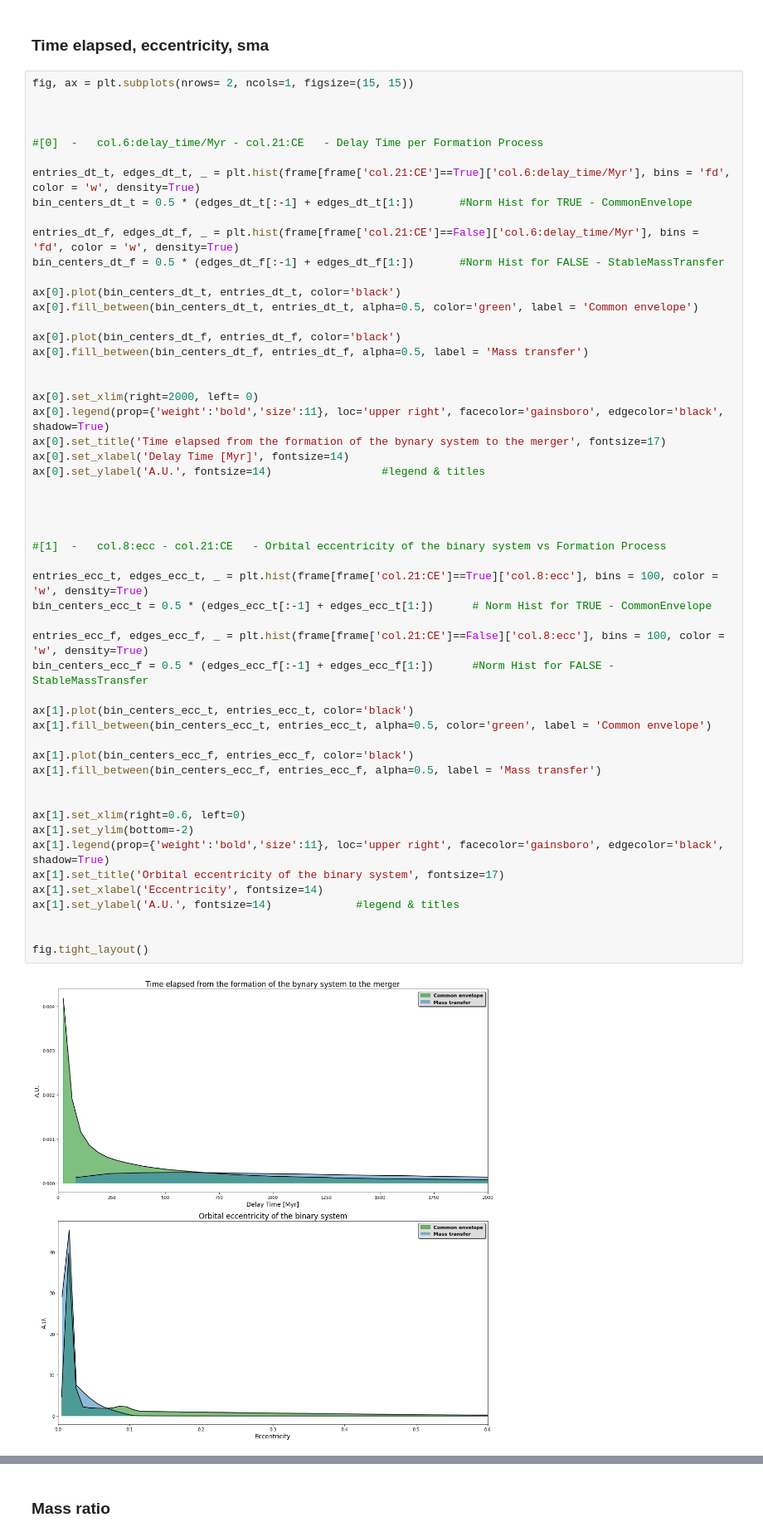
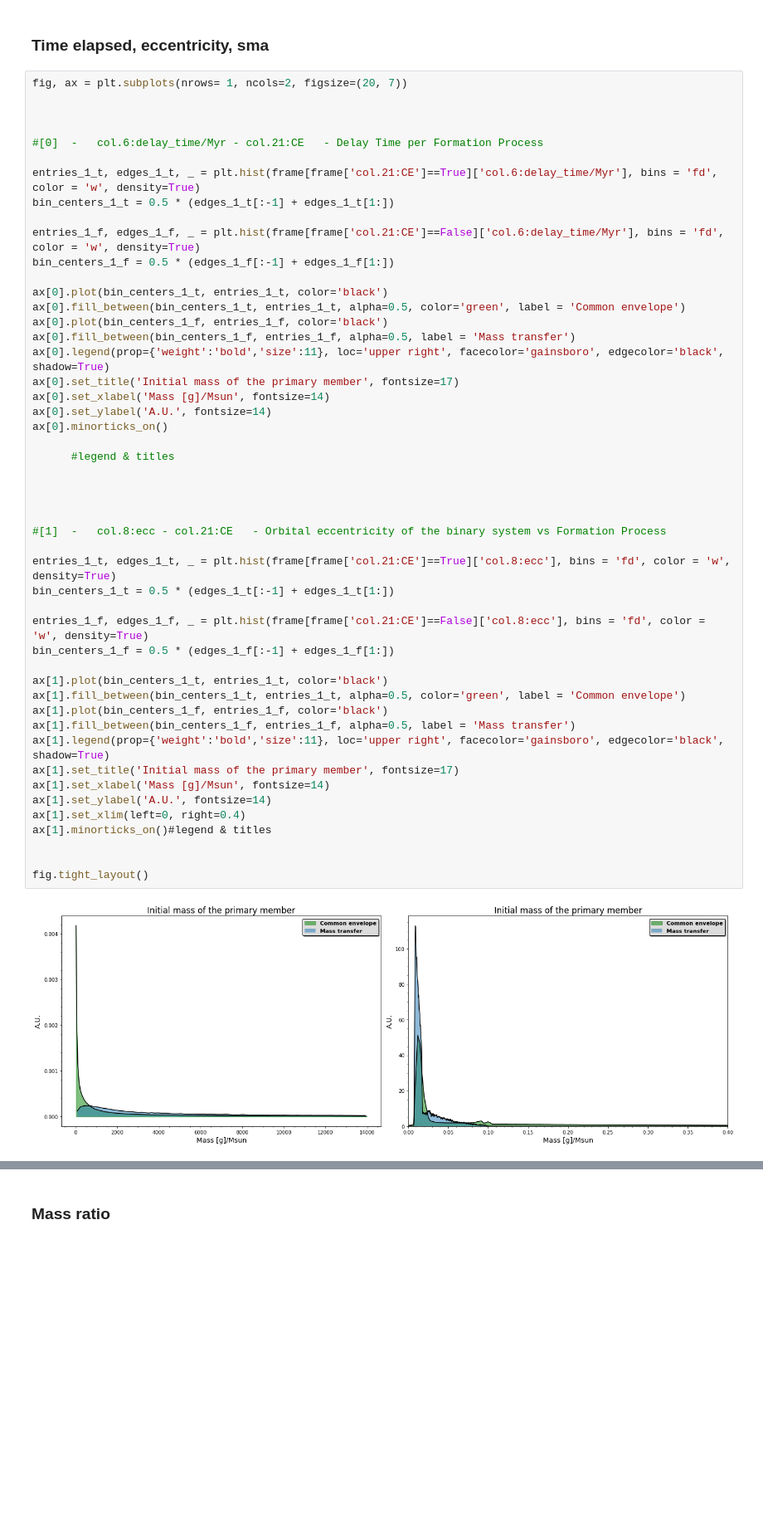
Before and after one commit to PaoloZinesi/TheFormationOfBinaryBlackHoles, a Jupyter notebook: LCP_projects_Y4-Group9/Project.ipynb, the cells around one changed output, grey strips where cells are left out. Shown at 83% size. Drawn from its saved outputs; the diff is of its cells as text; blank space fills up the shorter version.

```diff
--- a/LCP_projects_Y4-Group9/Project.ipynb
+++ b/LCP_projects_Y4-Group9/Project.ipynb
@@ -798,60 +802,56 @@ For both observables in fact there are not specific regions of values carachteri
 # %% [markdown]
 ### Time elapsed, eccentricity, sma
 # %%
-fig, ax = plt.subplots(nrows= 2, ncols=1, figsize=(15, 15))
+fig, ax = plt.subplots(nrows= 1, ncols=2, figsize=(20, 7))
 
 
 
 #[0]  -   col.6:delay_time/Myr - col.21:CE   - Delay Time per Formation Process
 
-entries_dt_t, edges_dt_t, _ = plt.hist(frame[frame['col.21:CE']==True]['col.6:delay_time/Myr'], bins = 'fd', color = 'w', density=True)
-bin_centers_dt_t = 0.5 * (edges_dt_t[:-1] + edges_dt_t[1:])       #Norm Hist for TRUE - CommonEnvelope
+entries_1_t, edges_1_t, _ = plt.hist(frame[frame['col.21:CE']==True]['col.6:delay_time/Myr'], bins = 'fd', color = 'w', density=True)
+bin_centers_1_t = 0.5 * (edges_1_t[:-1] + edges_1_t[1:])
 
-entries_dt_f, edges_dt_f, _ = plt.hist(frame[frame['col.21:CE']==False]['col.6:delay_time/Myr'], bins = 'fd', color = 'w', density=True)
-bin_centers_dt_f = 0.5 * (edges_dt_f[:-1] + edges_dt_f[1:])       #Norm Hist for FALSE - StableMassTransfer
+entries_1_f, edges_1_f, _ = plt.hist(frame[frame['col.21:CE']==False]['col.6:delay_time/Myr'], bins = 'fd', color = 'w', density=True)
+bin_centers_1_f = 0.5 * (edges_1_f[:-1] + edges_1_f[1:])
 
-ax[0].plot(bin_centers_dt_t, entries_dt_t, color='black')
-ax[0].fill_between(bin_centers_dt_t, entries_dt_t, alpha=0.5, color='green', label = 'Common envelope')
+ax[0].plot(bin_centers_1_t, entries_1_t, color='black')
+ax[0].fill_between(bin_centers_1_t, entries_1_t, alpha=0.5, color='green', label = 'Common envelope')
+ax[0].plot(bin_centers_1_f, entries_1_f, color='black')
+ax[0].fill_between(bin_centers_1_f, entries_1_f, alpha=0.5, label = 'Mass transfer')
+ax[0].legend(prop={'weight':'bold','size':11}, loc='upper right', facecolor='gainsboro', edgecolor='black', shadow=True)
+ax[0].set_title('Initial mass of the primary member', fontsize=17)
+ax[0].set_xlabel('Mass [g]/Msun', fontsize=14)
+ax[0].set_ylabel('A.U.', fontsize=14)
+ax[0].minorticks_on()
 
-ax[0].plot(bin_centers_dt_f, entries_dt_f, color='black')
-ax[0].fill_between(bin_centers_dt_f, entries_dt_f, alpha=0.5, label = 'Mass transfer')
-
-
-ax[0].set_xlim(right=2000, left= 0)
-ax[0].legend(prop={'weight':'bold','size':11}, loc='upper right', facecolor='gainsboro', edgecolor='black', shadow=True)
-ax[0].set_title('Time elapsed from the formation of the bynary system to the merger', fontsize=17)
-ax[0].set_xlabel('Delay Time [Myr]', fontsize=14)
-ax[0].set_ylabel('A.U.', fontsize=14)                 #legend & titles
+      #legend & titles
 
 
 
 
 #[1]  -   col.8:ecc - col.21:CE   - Orbital eccentricity of the binary system vs Formation Process
 
-entries_ecc_t, edges_ecc_t, _ = plt.hist(frame[frame['col.21:CE']==True]['col.8:ecc'], bins = 100, color = 'w', density=True)
-bin_centers_ecc_t = 0.5 * (edges_ecc_t[:-1] + edges_ecc_t[1:])      # Norm Hist for TRUE - CommonEnvelope
+entries_1_t, edges_1_t, _ = plt.hist(frame[frame['col.21:CE']==True]['col.8:ecc'], bins = 'fd', color = 'w', density=True)
+bin_centers_1_t = 0.5 * (edges_1_t[:-1] + edges_1_t[1:])
 
-entries_ecc_f, edges_ecc_f, _ = plt.hist(frame[frame['col.21:CE']==False]['col.8:ecc'], bins = 100, color = 'w', density=True)
-bin_centers_ecc_f = 0.5 * (edges_ecc_f[:-1] + edges_ecc_f[1:])      #Norm Hist for FALSE - StableMassTransfer
+entries_1_f, edges_1_f, _ = plt.hist(frame[frame['col.21:CE']==False]['col.8:ecc'], bins = 'fd', color = 'w', density=True)
+bin_centers_1_f = 0.5 * (edges_1_f[:-1] + edges_1_f[1:])
 
-ax[1].plot(bin_centers_ecc_t, entries_ecc_t, color='black')
-ax[1].fill_between(bin_centers_ecc_t, entries_ecc_t, alpha=0.5, color='green', label = 'Common envelope')
-
-ax[1].plot(bin_centers_ecc_f, entries_ecc_f, color='black')
-ax[1].fill_between(bin_centers_ecc_f, entries_ecc_f, alpha=0.5, label = 'Mass transfer')
-
-
-ax[1].set_xlim(right=0.6, left=0)
-ax[1].set_ylim(bottom=-2)
+ax[1].plot(bin_centers_1_t, entries_1_t, color='black')
+ax[1].fill_between(bin_centers_1_t, entries_1_t, alpha=0.5, color='green', label = 'Common envelope')
+ax[1].plot(bin_centers_1_f, entries_1_f, color='black')
+ax[1].fill_between(bin_centers_1_f, entries_1_f, alpha=0.5, label = 'Mass transfer')
 ax[1].legend(prop={'weight':'bold','size':11}, loc='upper right', facecolor='gainsboro', edgecolor='black', shadow=True)
-ax[1].set_title('Orbital eccentricity of the binary system', fontsize=17)
-ax[1].set_xlabel('Eccentricity', fontsize=14)
-ax[1].set_ylabel('A.U.', fontsize=14)             #legend & titles
+ax[1].set_title('Initial mass of the primary member', fontsize=17)
+ax[1].set_xlabel('Mass [g]/Msun', fontsize=14)
+ax[1].set_ylabel('A.U.', fontsize=14)
+ax[1].set_xlim(left=0, right=0.4)
+ax[1].minorticks_on()#legend & titles
 
 
 fig.tight_layout()
 # %% [output]
-[figure, old version]
+[figure, new version]
 # %% [markdown]
 - The first plot shows the relation between the formation process and the time elapsed from the formation of the bynary system to the merger of the two black holes: for most of values of this parameter there is a similar correlation with the two formation processes.
 
```
Also changed, not shown: parts of 10 cells of this notebook.
